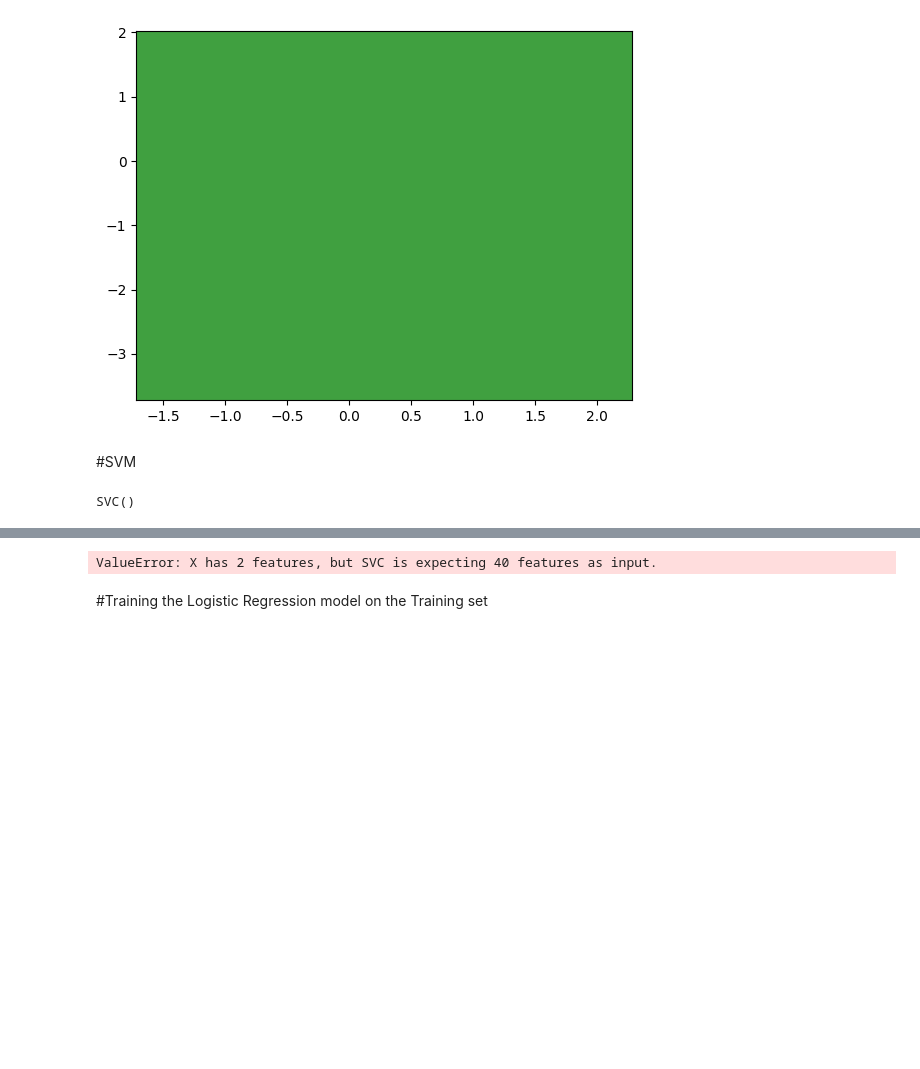
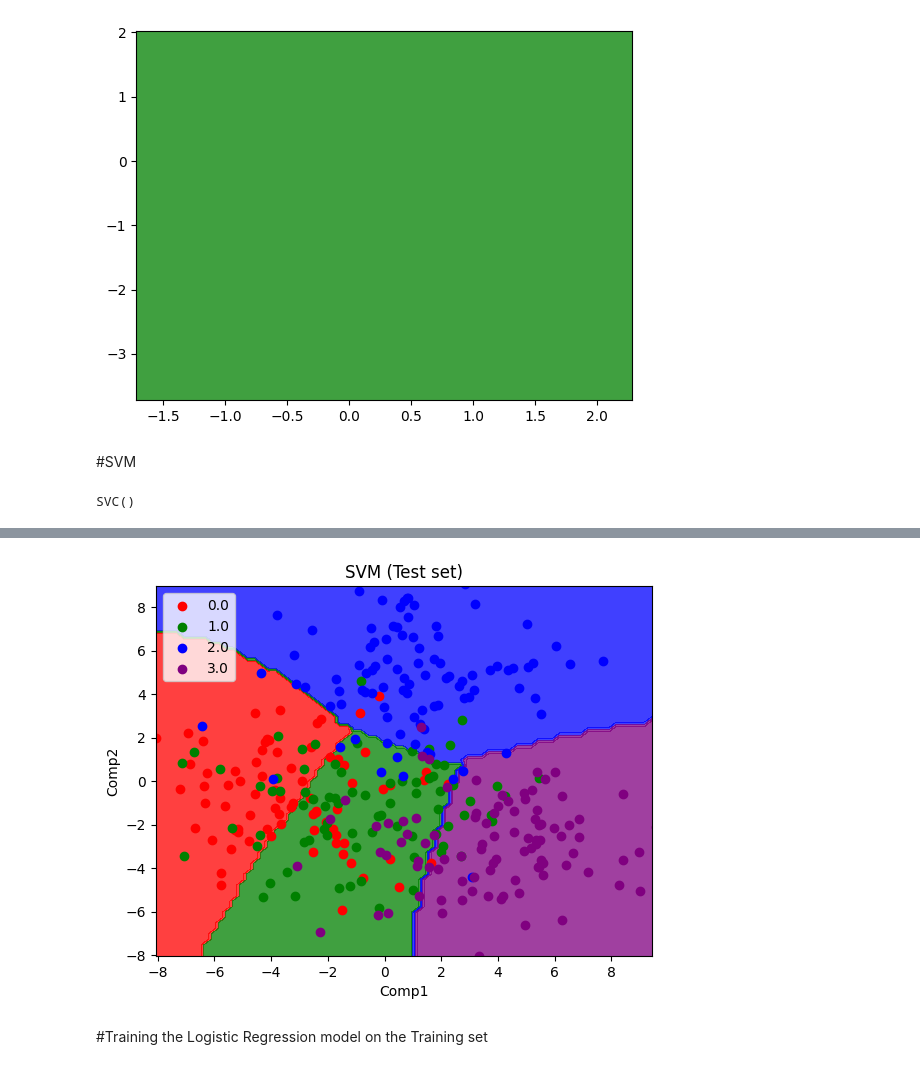
Before and after one commit to samangoli78/SONAR, a Jupyter notebook: Machine_Learning_Sonar.ipynb, the cells around one changed output, grey strips where cells are left out. Cells and saved outputs as stored; diff of their text form; code cells hidden in the pictures; blank space fills up the shorter version.

```diff
--- a/Machine_Learning_Sonar.ipynb
+++ b/Machine_Learning_Sonar.ipynb
@@ -326,23 +335,23 @@ plt.show()
 # %%
 from matplotlib.colors import ListedColormap
 X_set, y_set = X_test, y_test
 X1, X2 = np.meshgrid(np.arange(start = X_set[:, 0].min(), stop = X_set[:, 0].max(), step = 0.25),
                      np.arange(start = X_set[:, 1].min(), stop = X_set[:, 1].max() , step = 0.25))
 plt.contourf(X1, X2, classifier.predict(np.array([X1.ravel(), X2.ravel()]).T).reshape(X1.shape),
              alpha = 0.75, cmap = ListedColormap(('red', 'green',"blue","purple")))
 plt.xlim(X1.min(), X1.max())
 
 plt.ylim(X2.min(), X2.max())
-labs=np.unique(newlabels)
+labs=np.unique(y_test)
 for i, j in enumerate(np.unique(y_set)):
     plt.scatter(X_set[y_set == j, 0], X_set[y_set == j, 1], c = ListedColormap(('red', 'green',"blue","purple"))(i), label = labs[i])
 plt.title('SVM (Test set)')
 plt.xlabel('Comp1')
 plt.ylabel('Comp2')
 plt.legend()
 plt.show()
 # %% [output]
-ValueError: X has 2 features, but SVC is expecting 40 features as input.
+[figure, added]
 # %% [markdown]
 #Training the Logistic Regression model on the Training set
 # %%
```
Also changed, not shown: parts of 29 cells of this notebook, 2 other files.
